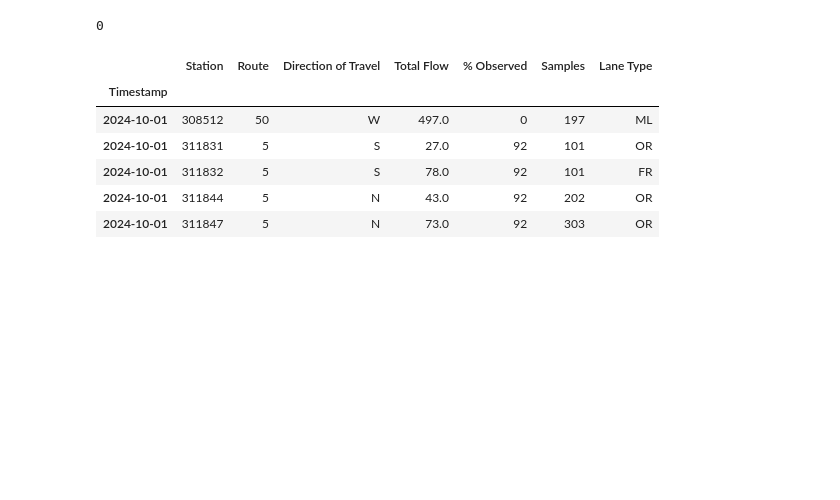
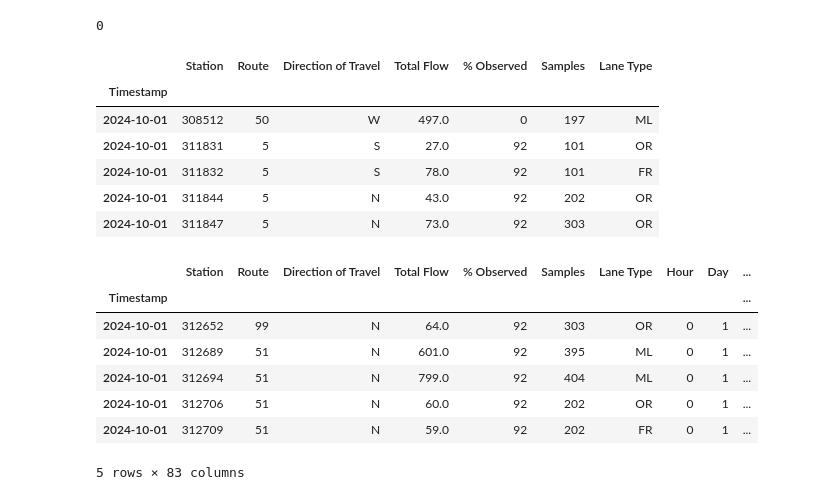
Before and after one commit to RichelCode/EV-Charging-Analysis, a Jupyter notebook: Model Comparisons.ipynb, the cells around one changed output. Saved outputs shown, nothing was run; the diff lists cells and outputs as text; code cells hidden in the pictures; blank space fills up the shorter version.

```diff
--- a/Model Comparisons.ipynb
+++ b/Model Comparisons.ipynb
@@ -248,3 +248,25 @@ df.head()
 | 2024-10-01 | 311832 | 5 | S | 78.0 | 92 | 101 | FR |
 | 2024-10-01 | 311844 | 5 | N | 43.0 | 92 | 202 | OR |
 | 2024-10-01 | 311847 | 5 | N | 73.0 | 92 | 303 | OR |
+# %%
+df['Hour'] = df.index.hour
+df['Day'] = df.index.day
+df['Weekday'] = df.index.weekday
+df['IsWeekend'] = df['Weekday'].isin([5, 6]).astype(int)
+# %%
+for lag in range(1, 73):  # Lags 1 to 72
+    df[f'TotalFlow_lag_{lag}'] = df['Total Flow'].shift(lag)
+
+# Drop the rows that now have NaNs in these lag features (first 72 rows)
+df.dropna(inplace=True)
+# %%
+df.head()
+# %% [output]
+|  | Station | Route | Direction of Travel | Total Flow | % Observed | Samples | Lane Type | Hour | Day | ... |
+| Timestamp |  |  |  |  |  |  |  |  |  | ... |
+| 2024-10-01 | 312652 | 99 | N | 64.0 | 92 | 303 | OR | 0 | 1 | ... |
+| 2024-10-01 | 312689 | 51 | N | 601.0 | 92 | 395 | ML | 0 | 1 | ... |
+| 2024-10-01 | 312694 | 51 | N | 799.0 | 92 | 404 | ML | 0 | 1 | ... |
+| 2024-10-01 | 312706 | 51 | N | 60.0 | 92 | 202 | OR | 0 | 1 | ... |
+| 2024-10-01 | 312709 | 51 | N | 59.0 | 92 | 202 | FR | 0 | 1 | ... |
+5 rows × 83 columns
```
Also changed, not shown: parts of 11 cells of this notebook.
